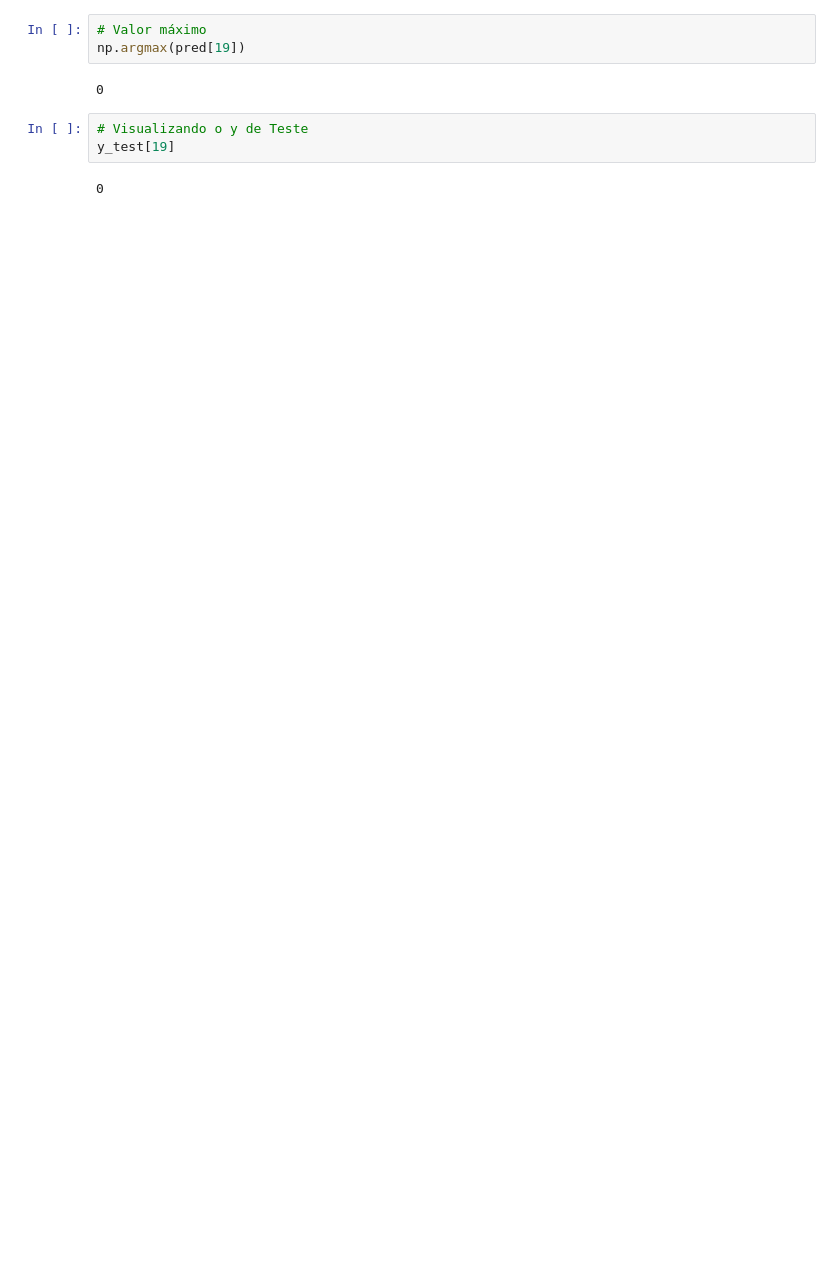
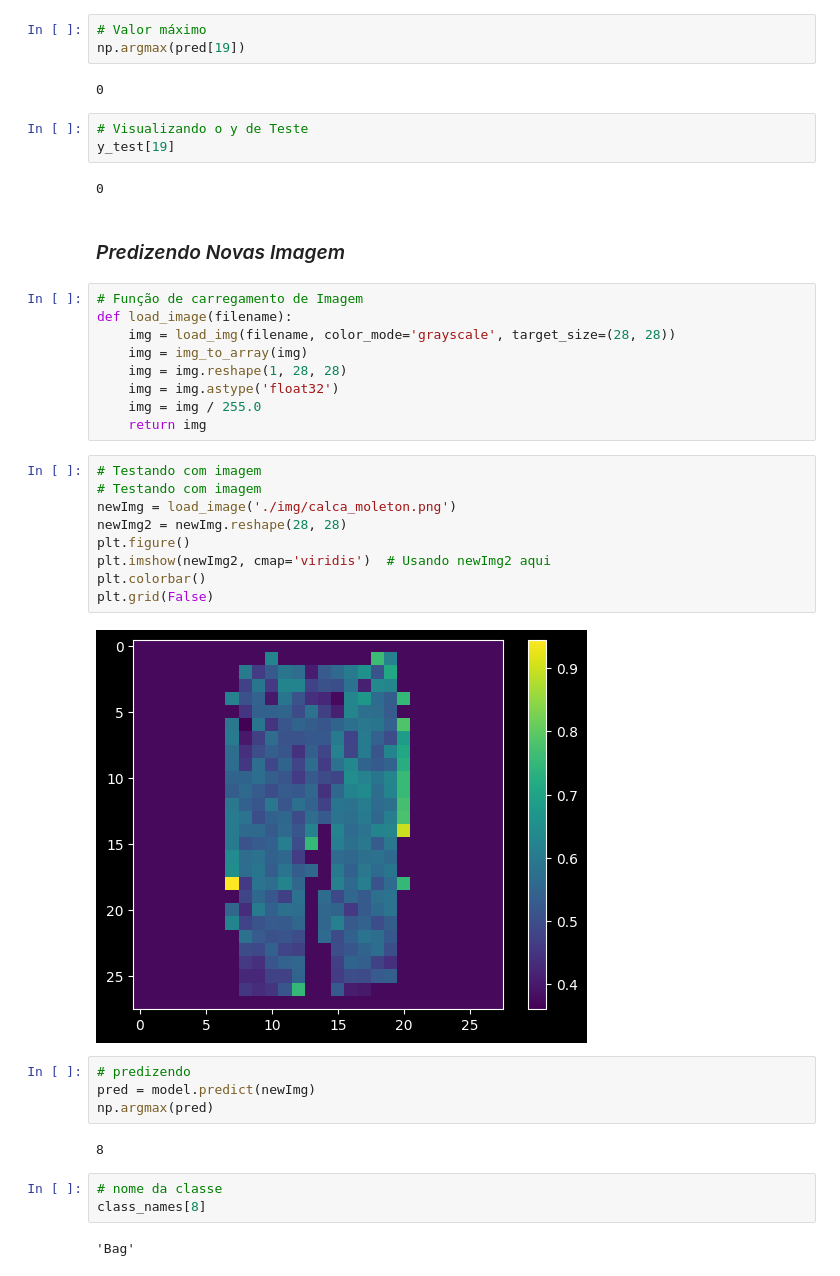
Before and after one commit to Joao-Inacio/Labs, a Jupyter notebook: TensorFlow/TF.ipynb, the cells around one changed output. Cells and saved outputs as stored; diff of their text form; blank space fills up the shorter version.

Commit message:
Classificação de Imagem com imagem real

```diff
--- a/TensorFlow/TF.ipynb
+++ b/TensorFlow/TF.ipynb
@@ -131,3 +131,36 @@ np.argmax(pred[19])
 y_test[19]
 # %% [output]
 0
+# %% [markdown]
+### *Predizendo Novas Imagem*
+# %%
+# Função de carregamento de Imagem
+def load_image(filename):
+    img = load_img(filename, color_mode='grayscale', target_size=(28, 28))
+    img = img_to_array(img)
+    img = img.reshape(1, 28, 28)
+    img = img.astype('float32')
+    img = img / 255.0
+    return img
+# %%
+# Testando com imagem
+# Testando com imagem
+newImg = load_image('./img/calca_moleton.png')
+newImg2 = newImg.reshape(28, 28)
+plt.figure()
+plt.imshow(newImg2, cmap='viridis')  # Usando newImg2 aqui
+plt.colorbar()
+plt.grid(False)
+# %% [output]
+[figure, added]
+# %%
+# predizendo
+pred = model.predict(newImg)
+np.argmax(pred)
+# %% [output]
+8
+# %%
+# nome da classe
+class_names[8]
+# %% [output]
+'Bag'
```
Also changed, not shown: parts of 2 cells of this notebook, 6 other files.
